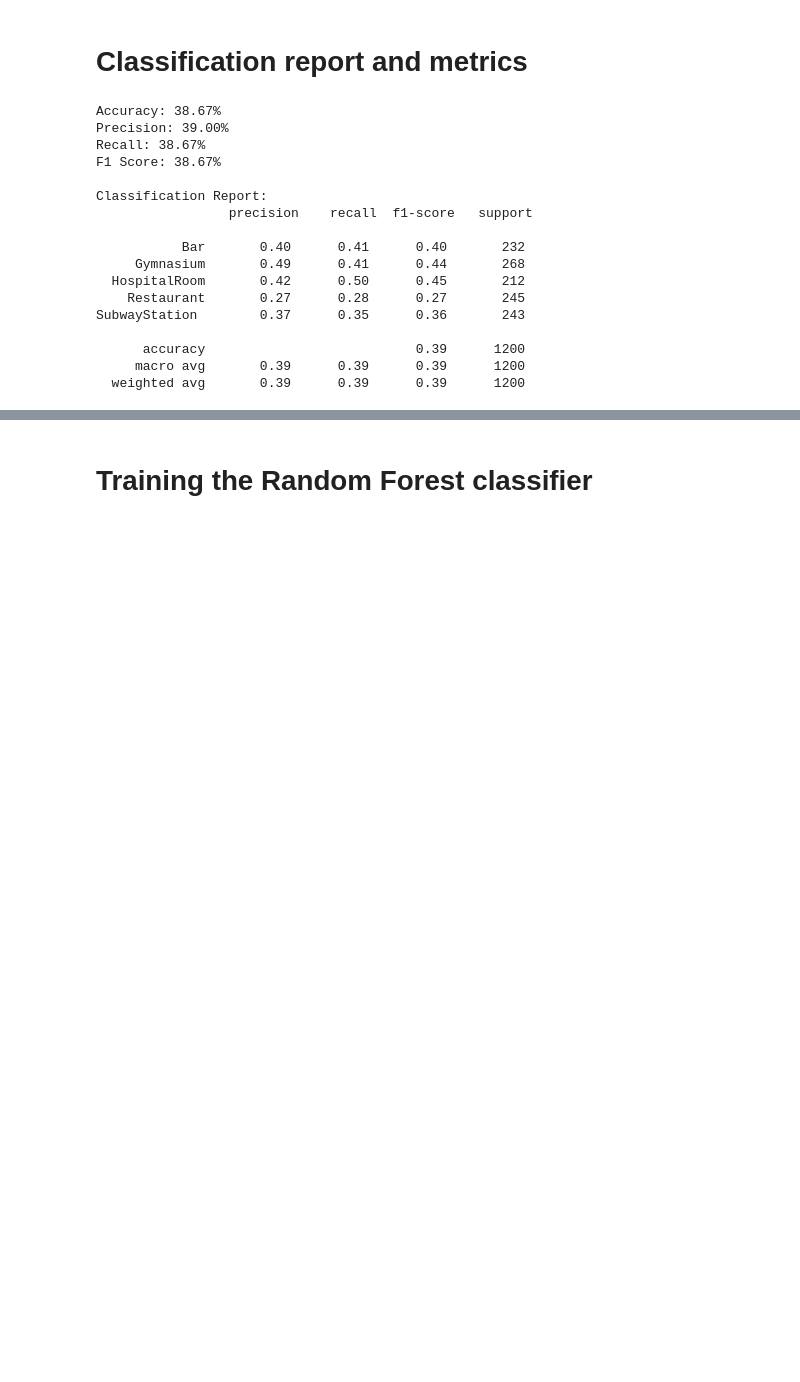
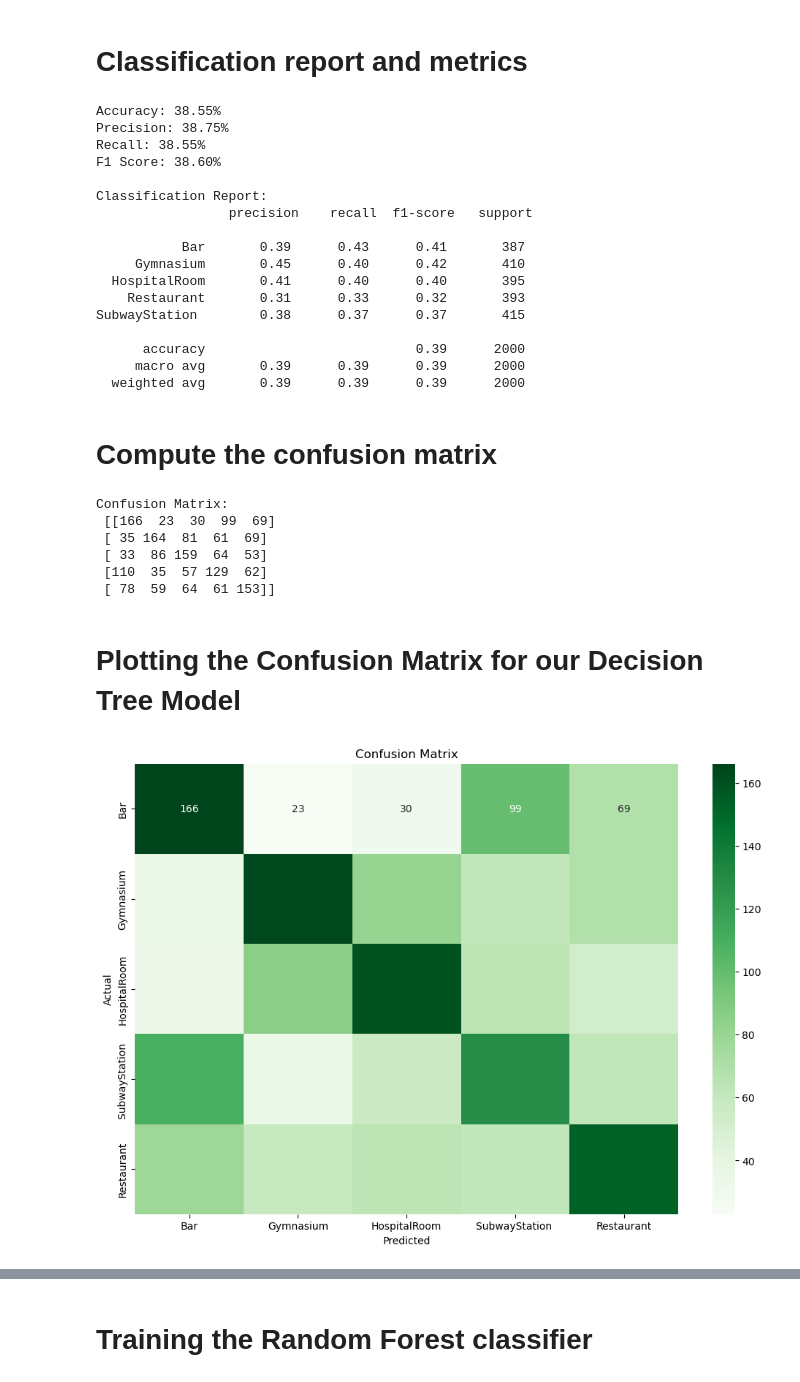
Before and after one commit to concordiaRaghav/COMP-6721-Project, a Jupyter notebook: src/main.ipynb, the cells around one changed output, grey strips where cells are left out. Saved outputs shown, nothing was run; the diff lists cells and outputs as text; code cells hidden in the pictures; blank space fills up the shorter version.

```diff
--- a/src/main.ipynb
+++ b/src/main.ipynb
@@ -15,5 +17,5 @@ import joblib
 # %%
-def load_images_from_folder(folder, num_images_per_class=1200):
+def load_images_from_folder(folder, num_images_per_class=2000):
     images = []
     labels = []
     for label in os.listdir(folder):
@@ -114,20 +116,43 @@ print(f'Recall: {recall * 100:.2f}%')
 print(f'F1 Score: {f1 * 100:.2f}%')
 print("\nClassification Report:\n", classification_report(y_test, y_pred))
 # %% [output]
-Accuracy: 38.67%
-Precision: 39.00%
-Recall: 38.67%
-F1 Score: 38.67%
+Accuracy: 38.55%
+Precision: 38.75%
+Recall: 38.55%
+F1 Score: 38.60%
 
 Classification Report:
                  precision    recall  f1-score   support
 
-           Bar       0.40      0.41      0.40       232
-     Gymnasium       0.49      0.41      0.44       268
-  HospitalRoom       0.42      0.50      0.45       212
-    Restaurant       0.27      0.28      0.27       245
-SubwayStation        0.37      0.35      0.36       243
+           Bar       0.39      0.43      0.41       387
+     Gymnasium       0.45      0.40      0.42       410
+  HospitalRoom       0.41      0.40      0.40       395
+    Restaurant       0.31      0.33      0.32       393
+SubwayStation        0.38      0.37      0.37       415
 
-      accuracy                           0.39      1200
-     macro avg       0.39      0.39      0.39      1200
-  weighted avg       0.39      0.39      0.39      1200
+      accuracy                           0.39      2000
+     macro avg       0.39      0.39      0.39      2000
+  weighted avg       0.39      0.39      0.39      2000
+# %% [markdown]
+# Compute the confusion matrix
+# %%
+cm = confusion_matrix(y_test, y_pred)
+print("\nConfusion Matrix:\n", cm)
+# %% [output]
+Confusion Matrix:
+ [[166  23  30  99  69]
+ [ 35 164  81  61  69]
+ [ 33  86 159  64  53]
+ [110  35  57 129  62]
+ [ 78  59  64  61 153]]
+# %% [markdown]
+# Plotting the Confusion Matrix for our Decision Tree Model
+# %%
+plt.figure(figsize=(12, 8))
+sns.heatmap(cm, annot=True, fmt='d', cmap='Greens', xticklabels=set(labels), yticklabels=set(labels))
+plt.xlabel('Predicted')
+plt.ylabel('Actual')
+plt.title('Confusion Matrix')
+plt.show()
+# %% [output]
+[figure, added]
```
Also changed, not shown: parts of 17 cells of this notebook.
